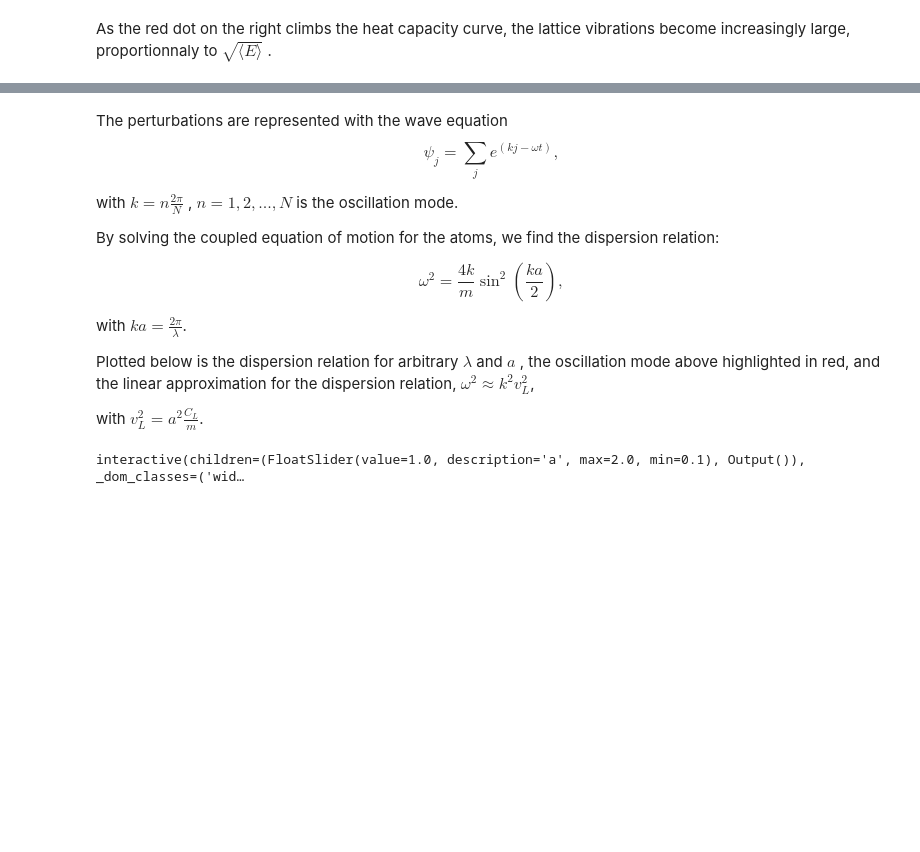
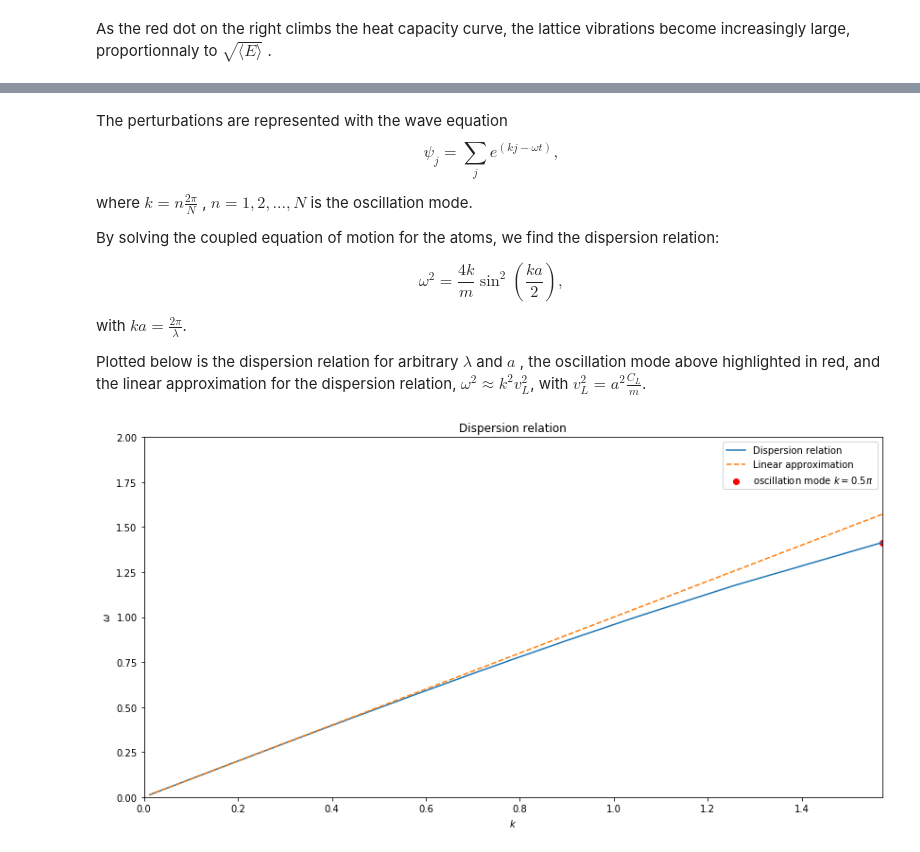
Before and after one commit to hoogenboom-lab/teaching, a Jupyter notebook: heat_capacity.ipynb, the cells around one changed output, grey strips where cells are left out. Drawn from its saved outputs; the diff is of its cells as text; code cells hidden in the pictures; blank space fills up the shorter version.

```diff
--- a/heat_capacity.ipynb
+++ b/heat_capacity.ipynb
@@ -397,6 +390,14 @@ Please input the oscillation mode (suggested between 1-7) : 3
 # %%
+mode = int(input("Please enter mode (between 0-10) : "))
+if mode < 0:
+    mode = 0
+    print("Out of bounds. Mode was set to 0.")
+if mode > 10:
+    mode = 10
+    print("Out of bounds. Mode was set to 10.")
+
 # Call the animator
-anim = animation.FuncAnimation(vibes, animateVibes, init_func=initVibes,frames=tqdm(range(Nf)), interval=dt)
+anim = animation.FuncAnimation(vibes, ani, init_func=init,frames=tqdm(range(Nf)), interval=dt)
 
 # Call function to display the animation
 HTML(anim.to_html5_video())
@@ -408,7 +410,7 @@ $$
 \psi_j = \sum_j e^{(kj - \omega t)} ,
 $$
 
-with $k = n \frac{2\pi}{N} $ , $n = 1, 2,..., N$ is the oscillation mode.
+where $k = n \frac{2\pi}{N} $ , $n = 1, 2,..., N$ is the oscillation mode.
 
 By solving the coupled equation of motion for the atoms, we find the dispersion relation:
 
@@ -418,34 +420,34 @@ $$
 
 with $ ka = \frac{2\pi}{\lambda} $.
 
-Plotted below is the dispersion relation for arbitrary $\lambda$ and $a$ , the oscillation mode above highlighted in red, and the linear approximation for the dispersion relation, $\omega^2 \approx k^2 v_L^2$,
-
-with $v_L^2 = a^2 \frac{C_L}{m}$.
+Plotted below is the dispersion relation for arbitrary $\lambda$ and $a$ , the oscillation mode above highlighted in red, and the linear approximation for the dispersion relation, $\omega^2 \approx k^2 v_L^2$, with $v_L^2 = a^2 \frac{C_L}{m}$.
 # %%
 #### plotting dispersion relation ####
-lb = np.linspace(1,10,100)
-C = 1
-m = 1
-a = 1
-k = 2*np.pi/(lb*a)
 
-@interact(a=(0.1,2,0.1))
+# We will plot for C/m = 1 and a = 1
+lb = np.linspace(4,500,500)
+k = 2*np.pi/lb
 
-def draw(a):
+actualModes = np.linspace(0,np.pi/2, 11)
 
-    w = np.sqrt(4 * C/m * np.sin(a * k/2)**2)
-    wmode = np.sqrt(4 * C/m * np.sin(a * mode/2)**2)
 
-    plt.figure(figsize=(14,7))
-    plt.plot(k, w, label = "Dispersion relation")
-    plt.plot(k, k*a*np.sqrt(C/m), label = "Linear approximation")
-    plt.xlabel("$k$")
-    plt.scatter(mode, wmode, color = 'red', label = "oscillation mode")
-    plt.ylabel("$\omega$")
-    plt.title("Dispersion relation")
-    plt.legend();
+w = np.sqrt(4 * np.sin(k/2)**2)
+wmode = np.sqrt(4 * np.sin(actualModes[mode]/2)**2)
+
+modeLabel = "oscillation mode $k = {}\pi$" .format(actualModes[mode]/np.pi)
+
+plt.figure(figsize=(14,7))
+plt.xlim(0,np.pi/2)
+plt.ylim(0,2)
+plt.plot(k, w, label = "Dispersion relation")
+plt.plot(k, k, '--', label = "Linear approximation")
+plt.xlabel("$k$")
+plt.scatter(actualModes[mode], wmode, color = 'red', label = modeLabel)
+plt.ylabel("$\omega$")
+plt.title("Dispersion relation")
+plt.legend();
 # %% [output]
-interactive(children=(FloatSlider(value=1.0, description='a', max=2.0, min=0.1), Output()), _dom_classes=('wid…
+[figure, added]
 # %% [markdown]
 We call these modes of collective lattice oscillations "phonons". Each phonon has its own wave number $k$ and for small $k$, $\omega = kv$ ($v$: speed of sound in material). Hence a density of states $\rho (k) \propto 4\pi k^2$ as a function of wave number translates to a density of states $g(\omega) \propto \omega^2$ as a function of frequency. The partition function for the entire system then obeys
 $$
```
Also changed, not shown: parts of 11 cells of this notebook.
